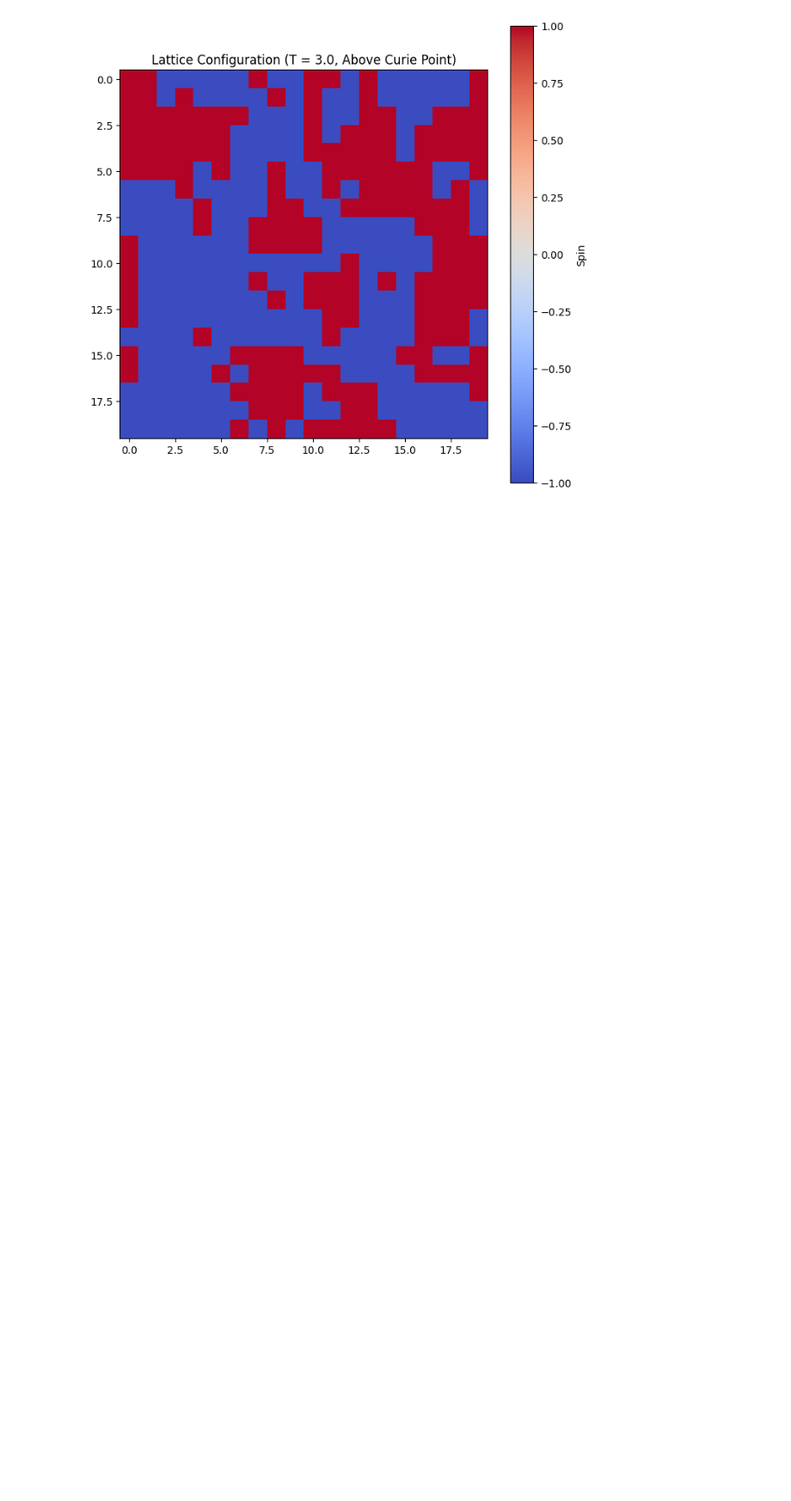
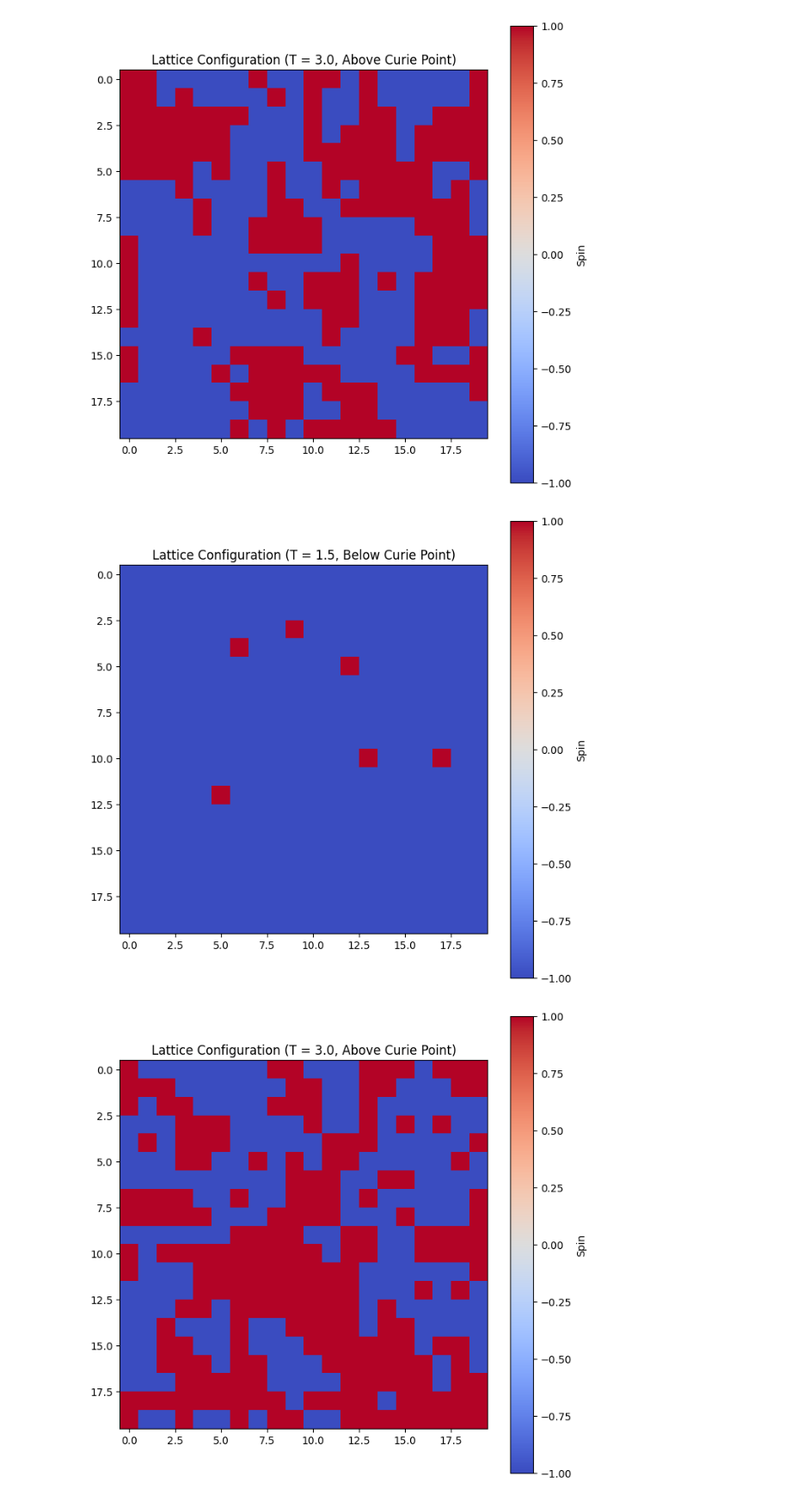
Before and after one commit to rayguna/The_Stochastic_Journey, a Jupyter notebook: The_Stochastic_Journey.ipynb, the cells around one changed output. Shown at 86% size. Saved outputs shown, nothing was run; the diff lists cells and outputs as text; code cells hidden in the pictures; blank space fills up the shorter version.

```diff
--- a/The_Stochastic_Journey.ipynb
+++ b/The_Stochastic_Journey.ipynb
@@ -572,3 +572,75 @@ plt.show()
 # %% [output]
 [figure]
 [figure]
+# %%
+import numpy as np
+import matplotlib.pyplot as plt
+
+def ising_model(L, T, J=1, num_sweeps=1000):
+    """Simulates the 2D Ising model using the Metropolis algorithm."""
+
+    # Initialize lattice randomly with spins (-1 or 1)
+    lattice = np.random.choice([-1, 1], size=(L, L))
+    energies = []
+
+    for _ in range(num_sweeps):
+        for i in range(L):
+            for j in range(L):
+                x, y = i % L, j % L
+                delta_E = 2 * J * lattice[x, y] * (
+                    lattice[(x + 1) % L, y] +
+                    lattice[(x - 1) % L, y] +
+                    lattice[x, (y + 1) % L] +
+                    lattice[x, (y - 1) % L]
+                )
+
+                if delta_E < 0 or np.random.rand() < np.exp(-delta_E / T):
+                    lattice[x, y] *= -1
+
+        # Calculate energy after each sweep
+        energy = -J * np.sum(lattice * (
+            np.roll(lattice, 1, axis=0) +
+            np.roll(lattice, -1, axis=0) +
+            np.roll(lattice, 1, axis=1) +
+            np.roll(lattice, -1, axis=1)
+        ))
+        energies.append(energy)
+
+    return lattice, energies
+
+# Parameters
+L = 20  # Lattice size
+num_sweeps = 10000  # Number of Monte Carlo sweeps
+T_below_curie = 1.5  # Temperature below Curie point
+T_above_curie = 3.0  # Temperature above Curie point
+
+# Simulate for temperatures below and above the Curie point
+lattice_below_curie, energies_below_curie = ising_model(L, T_below_curie, num_sweeps=num_sweeps)
+lattice_above_curie, energies_above_curie = ising_model(L, T_above_curie, num_sweeps=num_sweeps)
+
+# Plot the lattice configuration before the Curie point (T_below_curie)
+plt.figure(figsize=(8, 8))
+plt.imshow(lattice_below_curie, cmap='coolwarm')
+plt.title(f'Lattice Configuration (T = {T_below_curie}, Below Curie Point)')
+plt.colorbar(label='Spin')
+plt.show()
+
+# Plot the lattice configuration after the Curie point (T_above_curie)
+plt.figure(figsize=(8, 8))
+plt.imshow(lattice_above_curie, cmap='coolwarm')
+plt.title(f'Lattice Configuration (T = {T_above_curie}, Above Curie Point)')
+plt.colorbar(label='Spin')
+plt.show()
+
+# Plot the energy sampling distributions with increased bin size
+plt.figure()
+plt.hist(energies_below_curie, bins=100, alpha=0.7, label=f'T = {T_below_curie}', color='blue')
+plt.hist(energies_above_curie, bins=100, alpha=0.7, label=f'T = {T_above_curie}', color='orange')
+plt.title('Energy Distribution for Different Temperatures (Increased Bins)')
+plt.xlabel('Energy')
+plt.ylabel('Frequency')
+plt.legend()
+plt.show()
+# %% [output]
+[figure, added]
+[figure, added]
```
Also changed, not shown: parts of 1 cell of this notebook.
